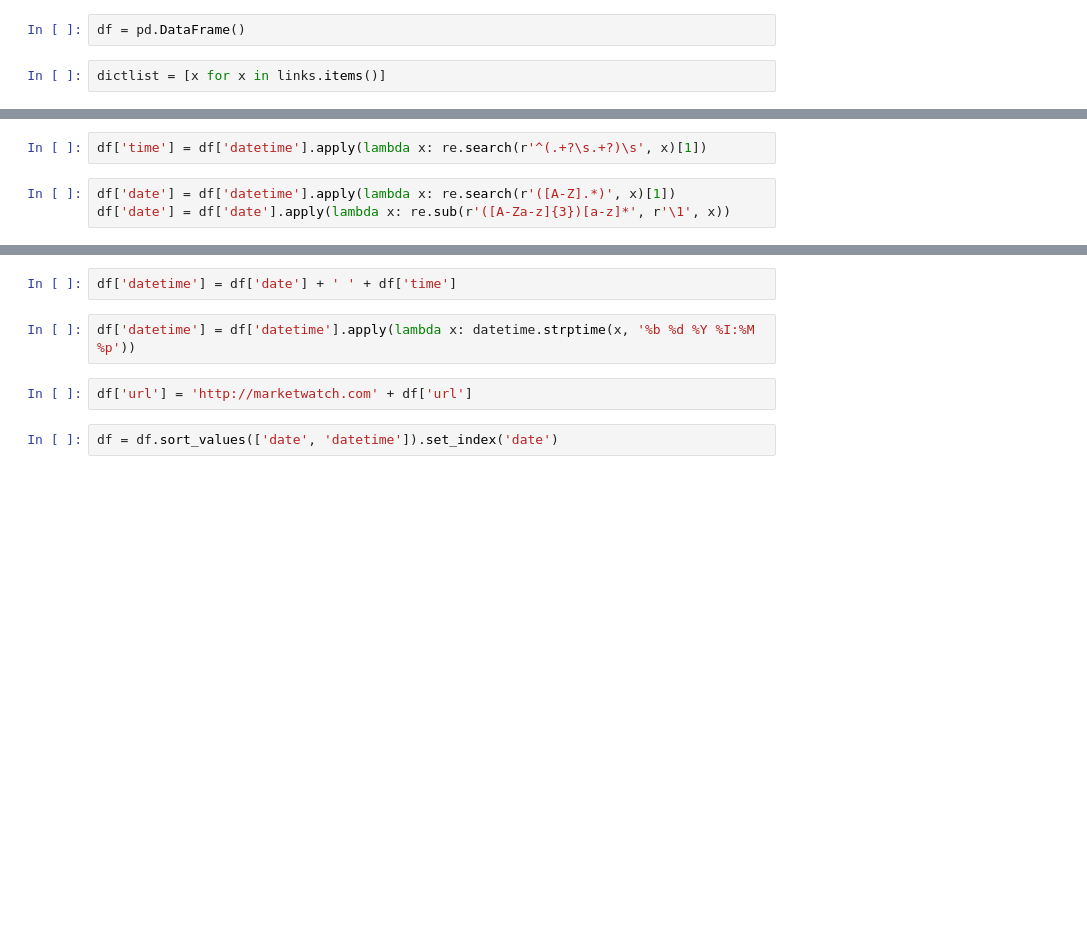
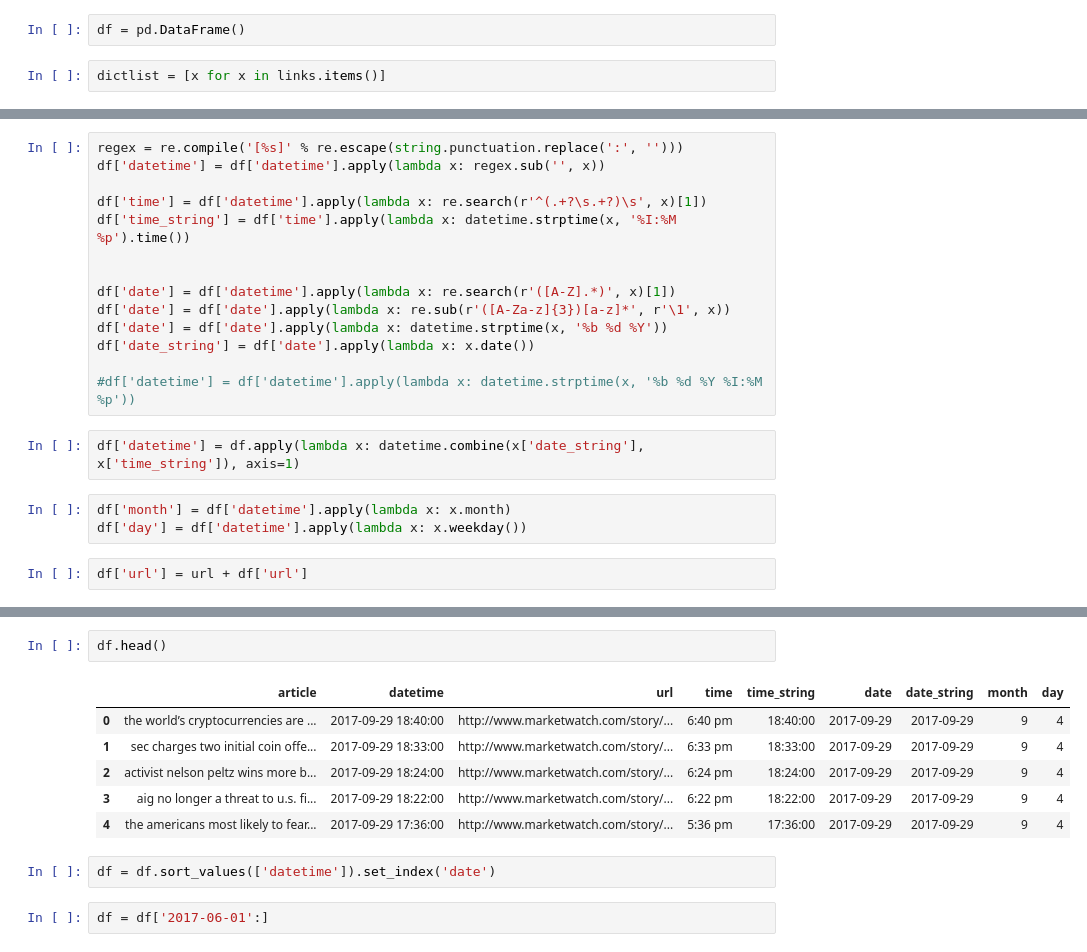
Before and after one commit to samfunk/project_luther, a Jupyter notebook: marketwatch_agg.ipynb, the cells around one changed output, grey strips where cells are left out. Cells and saved outputs as stored; diff of their text form; blank space fills up the shorter version.

```diff
--- a/marketwatch_agg.ipynb
+++ b/marketwatch_agg.ipynb
@@ -131,5 +215,21 @@ df['datetime'] = df['datetime'].apply(lambda x: regex.sub('', x))
+# %%
+regex = re.compile('[%s]' % re.escape(string.punctuation.replace(':', '')))
+df['datetime'] = df['datetime'].apply(lambda x: regex.sub('', x))
+
+df['time'] = df['datetime'].apply(lambda x: re.search(r'^(.+?\s.+?)\s', x)[1])
+df['time_string'] = df['time'].apply(lambda x: datetime.strptime(x, '%I:%M %p').time())
+
+
+df['date'] = df['datetime'].apply(lambda x: re.search(r'([A-Z].*)', x)[1])
+df['date'] = df['date'].apply(lambda x: re.sub(r'([A-Za-z]{3})[a-z]*', r'\1', x))
+df['date'] = df['date'].apply(lambda x: datetime.strptime(x, '%b %d %Y'))
+df['date_string'] = df['date'].apply(lambda x: x.date())
+
+#df['datetime'] = df['datetime'].apply(lambda x: datetime.strptime(x, '%b %d %Y %I:%M %p'))
 # %%
-df['time'] = df['datetime'].apply(lambda x: re.search(r'^(.+?\s.+?)\s', x)[1])
+df['datetime'] = df.apply(lambda x: datetime.combine(x['date_string'], x['time_string']), axis=1)
 # %%
-df['date'] = df['datetime'].apply(lambda x: re.search(r'([A-Z].*)', x)[1])
-df['date'] = df['date'].apply(lambda x: re.sub(r'([A-Za-z]{3})[a-z]*', r'\1', x))
+df['month'] = df['datetime'].apply(lambda x: x.month)
+df['day'] = df['datetime'].apply(lambda x: x.weekday())
+# %%
+df['url'] = url + df['url']
@@ -136,11 +253,16 @@ df['date'] = df['date'].apply(lambda x: re.sub(r'([A-Za-z]{3})[a-z]*', r'\1', x)
+# %%
+df.head()
+# %% [output]
+|  | article | datetime | url | time | time_string | date | date_string | month | day |
+| 0 | the world’s cryptocurrencies are ... | 2017-09-29 18:40:00 | http://www.marketwatch.com/story/... | 6:40 pm | 18:40:00 | 2017-09-29 | 2017-09-29 | 9 | 4 |
+| 1 | sec charges two initial coin offe... | 2017-09-29 18:33:00 | http://www.marketwatch.com/story/... | 6:33 pm | 18:33:00 | 2017-09-29 | 2017-09-29 | 9 | 4 |
+| 2 | activist nelson peltz wins more b... | 2017-09-29 18:24:00 | http://www.marketwatch.com/story/... | 6:24 pm | 18:24:00 | 2017-09-29 | 2017-09-29 | 9 | 4 |
+| 3 | aig no longer a threat to u.s. fi... | 2017-09-29 18:22:00 | http://www.marketwatch.com/story/... | 6:22 pm | 18:22:00 | 2017-09-29 | 2017-09-29 | 9 | 4 |
+| 4 | the americans most likely to fear... | 2017-09-29 17:36:00 | http://www.marketwatch.com/story/... | 5:36 pm | 17:36:00 | 2017-09-29 | 2017-09-29 | 9 | 4 |
 # %%
-df['datetime'] = df['date'] + ' ' + df['time']
+df = df.sort_values(['datetime']).set_index('date')
-# %%
-df['datetime'] = df['datetime'].apply(lambda x: datetime.strptime(x, '%b %d %Y %I:%M %p'))
-# %%
-df['url'] = 'http://marketwatch.com' + df['url']
-# %%
-df = df.sort_values(['date', 'datetime']).set_index('date')
+# %%
+df = df['2017-06-01':]
 # %%
 df
 # %% [output]
```
Also changed, not shown: parts of 43 cells of this notebook.
